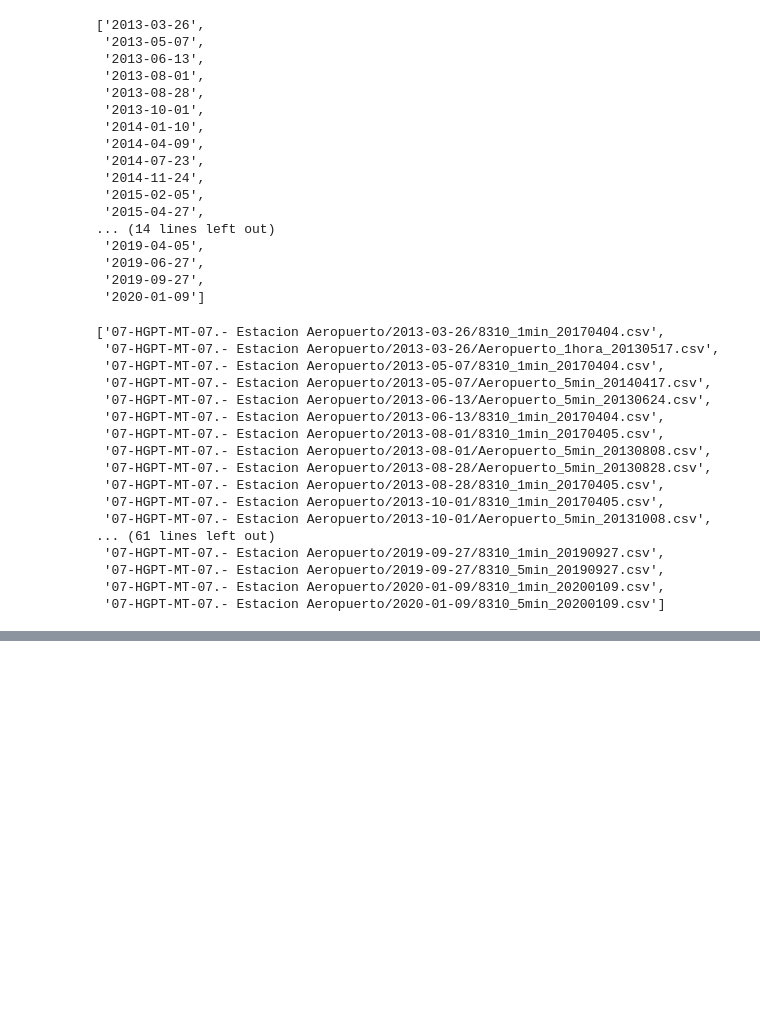
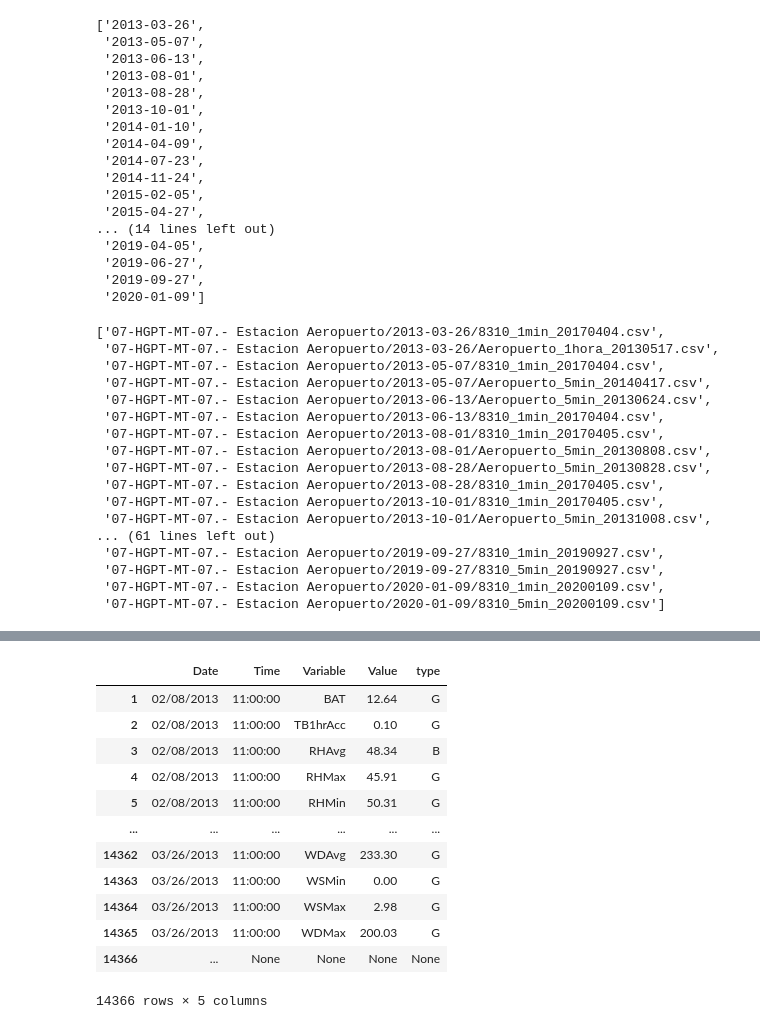
Before and after one commit to tamaramegan/frost_prediction_ml, a Jupyter notebook: Explore_data.ipynb, the cells around one changed output, grey strips where cells are left out. Saved outputs shown, nothing was run; the diff lists cells and outputs as text; code cells hidden in the pictures; blank space fills up the shorter version.

```diff
--- a/Explore_data.ipynb
+++ b/Explore_data.ipynb
@@ -235,0 +293,46 @@ summary_df.to_csv('summary_aeropuerto.csv')
+# %%
+## Temperature:
+
+#'Fecha', not clear about 'TB1hrAcc','TB1minAcc','TB5minAcc','BAT'
+
+replace_values ={'ATAvg' :['AT1HrAvg', 'AT5minAvg', 'ATAvg','Temperatura'],
+ 'ATMin' : ['AT1HrMin', 'AT5minMin','T_Min'],
+ 'ATMax' : ['AT1HrMax','AT5minMax', 'T_Max'],
+
+ # Relative Humidity
+ 'RHAvg' : ['Humedad','RH5minAvg','RHAvg','RelHumidAvg'],
+ 'RHMin' : ['H_Min','RH5minMax','RelHumidMax'],
+ 'RHMax' : ['H_Max', 'RH5minMin', 'RelHumidMin'],
+
+ # Wind Speed
+ 'WSAvg' : ['Velocidad','WS5minAvg','WSAvg','WindMnSpdSclr'],
+ 'WSMin' : ['WindMinSpdSclr','WS5minMin'],
+ 'WSMax' : ['WindMaxSpdSclr','WS5minMax'],
+
+ # Wind Direction
+ 'WDAvg' : ['Direccion', 'WDAvg','WD5minAvg','WindMnDirUnit'],
+ 'WDMin' : ['WD5minMin'],
+ 'WDMax' : ['WD5minMax','WindMaxDir'],
+
+ # Rain
+ 'PAvg' : ['Precipitacion']}
+# %%
+## repalce variables
+for variable in list(replace_values.keys()):
+    df =df.replace(to_replace =replace_values[variable], value = variable)
+# %%
+df
+# %% [output]
+|  | Date | Time | Variable | Value | type |
+| 1 | 02/08/2013 | 11:00:00 | BAT | 12.64 | G |
+| 2 | 02/08/2013 | 11:00:00 | TB1hrAcc | 0.10 | G |
+| 3 | 02/08/2013 | 11:00:00 | RHAvg | 48.34 | B |
+| 4 | 02/08/2013 | 11:00:00 | RHMax | 45.91 | G |
+| 5 | 02/08/2013 | 11:00:00 | RHMin | 50.31 | G |
+| ... | ... | ... | ... | ... | ... |
+| 14362 | 03/26/2013 | 11:00:00 | WDAvg | 233.30 | G |
+| 14363 | 03/26/2013 | 11:00:00 | WSMin | 0.00 | G |
+| 14364 | 03/26/2013 | 11:00:00 | WSMax | 2.98 | G |
+| 14365 | 03/26/2013 | 11:00:00 | WDMax | 200.03 | G |
+| 14366 | ... | None | None | None | None |
+14366 rows × 5 columns
```
Also changed, not shown: parts of 7 cells of this notebook, 1 other file.
